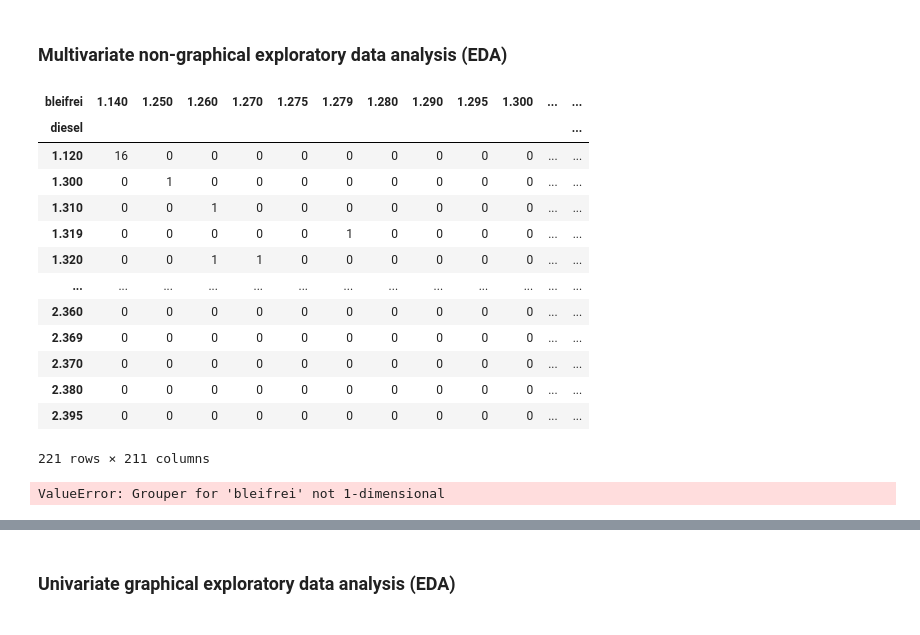
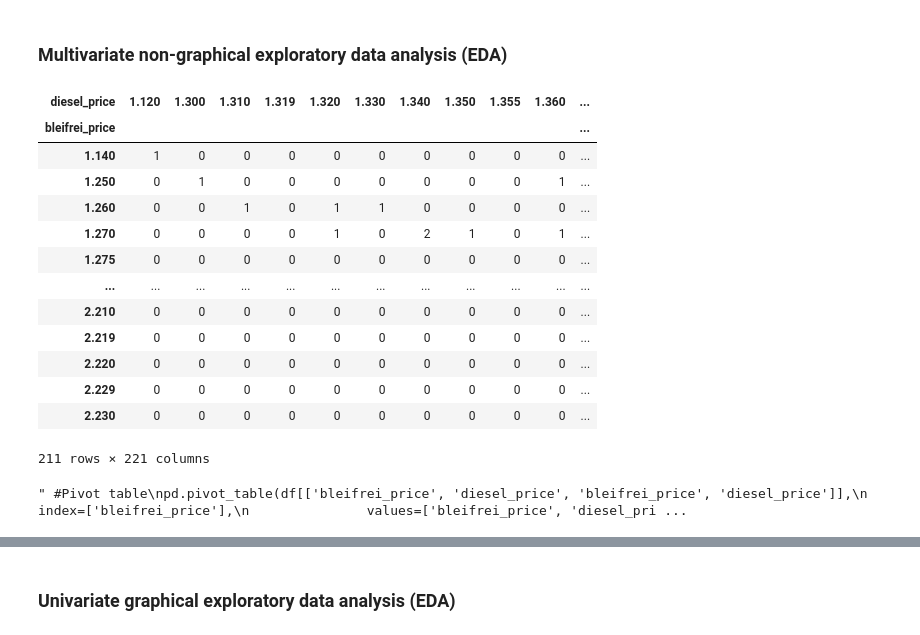
Before and after one commit to m011018/TS, a Jupyter notebook: Master/master_doc.ipynb, the cells around one changed output, grey strips where cells are left out. Saved outputs shown, nothing was run; the diff lists cells and outputs as text; code cells hidden in the pictures.

```diff
--- a/Master/master_doc.ipynb
+++ b/Master/master_doc.ipynb
@@ -112,30 +112,30 @@ dtype: float64
 ### Multivariate non-graphical exploratory data analysis (EDA)
 # %%
 #Cross- tabulation
-pd.crosstab(df['lat'], df['lon'])
+pd.crosstab(df['bleifrei_price'], df['diesel_price'])
 # %% [output]
-| bleifrei | 1.140 | 1.250 | 1.260 | 1.270 | 1.275 | 1.279 | 1.280 | 1.290 | 1.295 | 1.300 | ... | ... |
-| diesel |  |  |  |  |  |  |  |  |  |  |  | ... |
-| 1.120 | 16 | 0 | 0 | 0 | 0 | 0 | 0 | 0 | 0 | 0 | ... | ... |
-| 1.300 | 0 | 1 | 0 | 0 | 0 | 0 | 0 | 0 | 0 | 0 | ... | ... |
-| 1.310 | 0 | 0 | 1 | 0 | 0 | 0 | 0 | 0 | 0 | 0 | ... | ... |
-| 1.319 | 0 | 0 | 0 | 0 | 0 | 1 | 0 | 0 | 0 | 0 | ... | ... |
-| 1.320 | 0 | 0 | 1 | 1 | 0 | 0 | 0 | 0 | 0 | 0 | ... | ... |
-| ... | ... | ... | ... | ... | ... | ... | ... | ... | ... | ... | ... | ... |
-| 2.360 | 0 | 0 | 0 | 0 | 0 | 0 | 0 | 0 | 0 | 0 | ... | ... |
-| 2.369 | 0 | 0 | 0 | 0 | 0 | 0 | 0 | 0 | 0 | 0 | ... | ... |
-| 2.370 | 0 | 0 | 0 | 0 | 0 | 0 | 0 | 0 | 0 | 0 | ... | ... |
-| 2.380 | 0 | 0 | 0 | 0 | 0 | 0 | 0 | 0 | 0 | 0 | ... | ... |
-| 2.395 | 0 | 0 | 0 | 0 | 0 | 0 | 0 | 0 | 0 | 0 | ... | ... |
+| diesel_price | 1.120 | 1.300 | 1.310 | 1.319 | 1.320 | 1.330 | 1.340 | 1.350 | 1.355 | 1.360 | ... |
+| bleifrei_price |  |  |  |  |  |  |  |  |  |  | ... |
+| 1.140 | 1 | 0 | 0 | 0 | 0 | 0 | 0 | 0 | 0 | 0 | ... |
+| 1.250 | 0 | 1 | 0 | 0 | 0 | 0 | 0 | 0 | 0 | 1 | ... |
+| 1.260 | 0 | 0 | 1 | 0 | 1 | 1 | 0 | 0 | 0 | 0 | ... |
+| 1.270 | 0 | 0 | 0 | 0 | 1 | 0 | 2 | 1 | 0 | 1 | ... |
+| 1.275 | 0 | 0 | 0 | 0 | 0 | 0 | 0 | 0 | 0 | 0 | ... |
+| ... | ... | ... | ... | ... | ... | ... | ... | ... | ... | ... | ... |
+| 2.210 | 0 | 0 | 0 | 0 | 0 | 0 | 0 | 0 | 0 | 0 | ... |
+| 2.219 | 0 | 0 | 0 | 0 | 0 | 0 | 0 | 0 | 0 | 0 | ... |
+| 2.220 | 0 | 0 | 0 | 0 | 0 | 0 | 0 | 0 | 0 | 0 | ... |
+| 2.229 | 0 | 0 | 0 | 0 | 0 | 0 | 0 | 0 | 0 | 0 | ... |
+| 2.230 | 0 | 0 | 0 | 0 | 0 | 0 | 0 | 0 | 0 | 0 | ... |
-221 rows × 211 columns
+211 rows × 221 columns
 # %%
-#Pivot table
-pd.pivot_table(df[['bleifrei', 'diesel', 'bleifrei', 'diesel']],
-               index=['bleifrei'],
-               values=['bleifrei', 'diesel', 'bleifrei'],
-               aggfunc=np.mean)
+""" #Pivot table
+pd.pivot_table(df[['bleifrei_price', 'diesel_price', 'bleifrei_price', 'diesel_price']],
+               index=['bleifrei_price'],
+               values=['bleifrei_price', 'diesel_price', 'bleifrei_price'],
+               aggfunc=np.mean) """
 # %% [output]
-ValueError: Grouper for 'bleifrei' not 1-dimensional
+" #Pivot table\npd.pivot_table(df[['bleifrei_price', 'diesel_price', 'bleifrei_price', 'diesel_price']],\n               index=['bleifrei_price'],\n               values=['bleifrei_price', 'diesel_pri ...
 # %%
 #Correlation matrix
 corr = df.corr()
```
Also changed, not shown: parts of 22 cells of this notebook.
